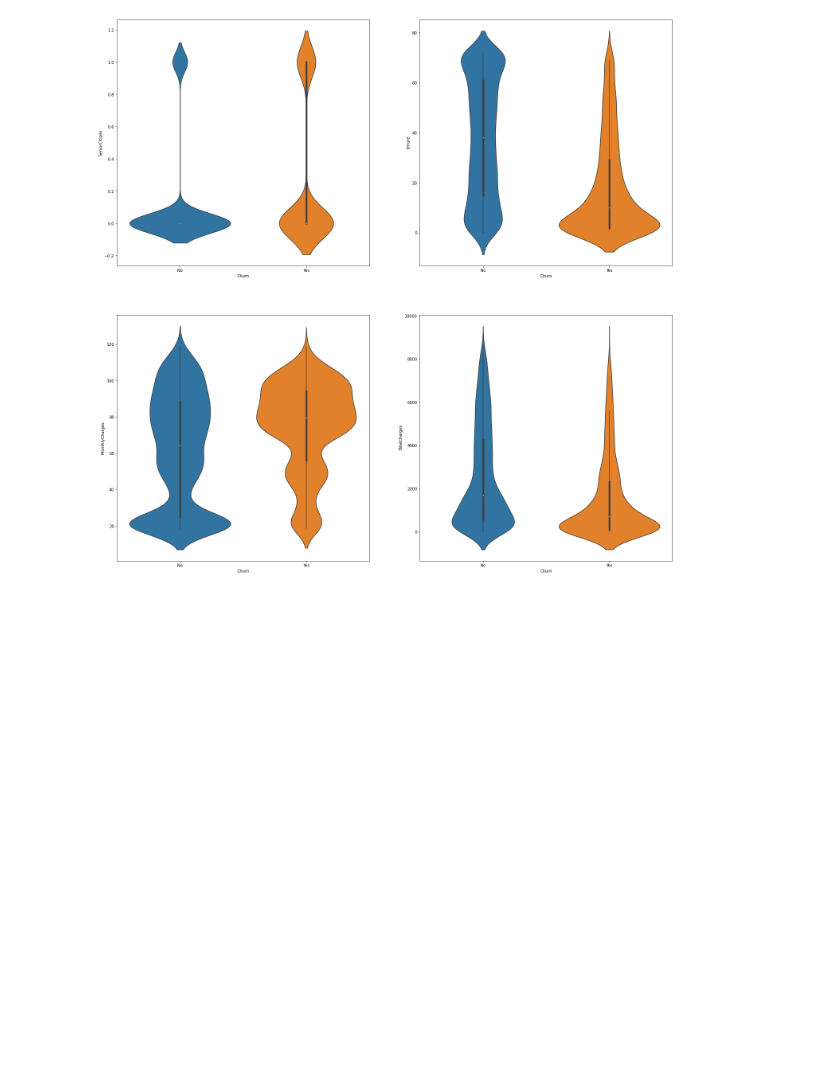
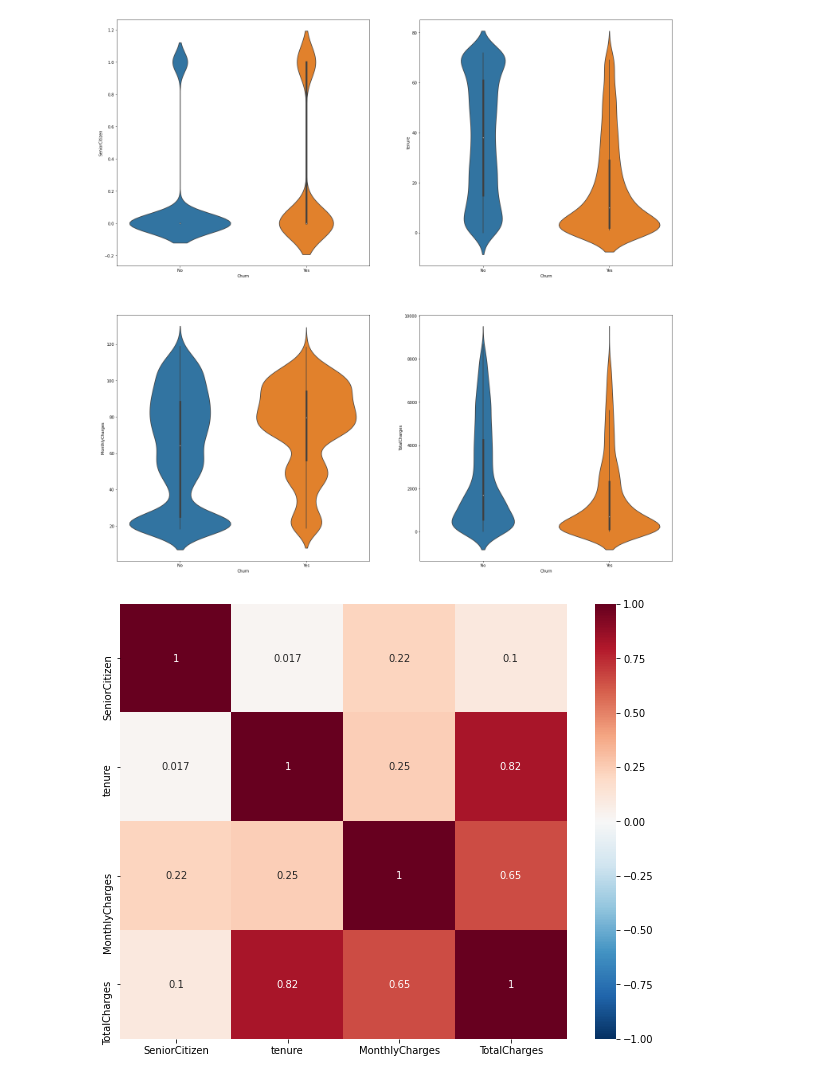
Before and after one commit to mikep67/mkp_code, a Jupyter notebook: Institute of Data Course/telco-customer-churn-project/notebook/customer-churn-eda.ipynb, the cells around one changed output. Saved outputs shown, nothing was run; the diff lists cells and outputs as text; code cells hidden in the pictures; blank space fills up the shorter version.

```diff
--- a/Institute of Data Course/telco-customer-churn-project/notebook/customer-churn-eda.ipynb
+++ b/Institute of Data Course/telco-customer-churn-project/notebook/customer-churn-eda.ipynb
@@ -157,3 +157,11 @@ for i in range(len(continuous_features)):
     sns.violinplot(x = 'Churn', y = continuous_features[i], data=customer_data, ax=ax[i])
 # %% [output]
 [figure]
+# %%
+# Correlation of Numeric Features to the Sale Price:
+
+corr = customer_data.corr()
+plt.figure(figsize = (10,8))
+heatmap = sns.heatmap(corr, annot=True, linewidths=0, vmin=-1, cmap="RdBu_r")
+# %% [output]
+[figure, added]
```
Also changed, not shown: parts of 2 cells of this notebook, 9 other files.
